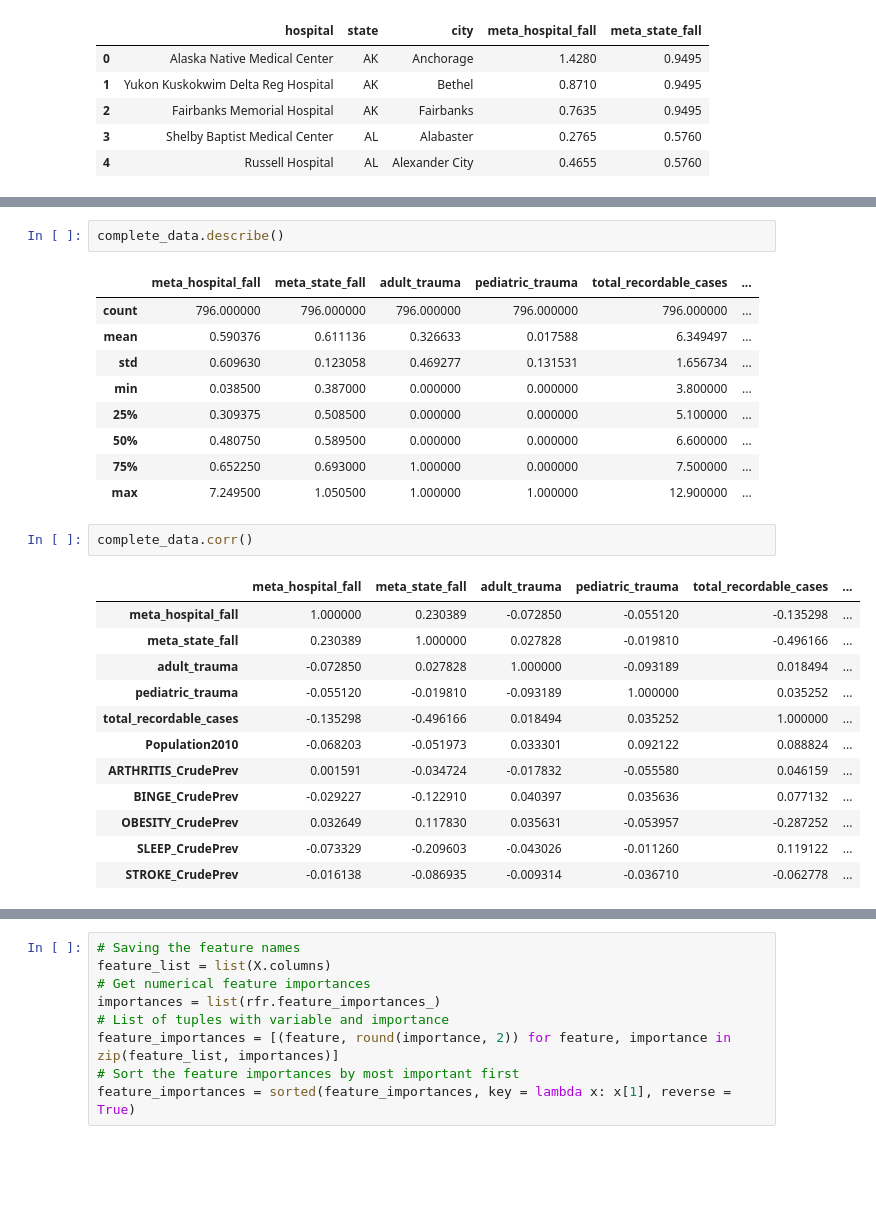
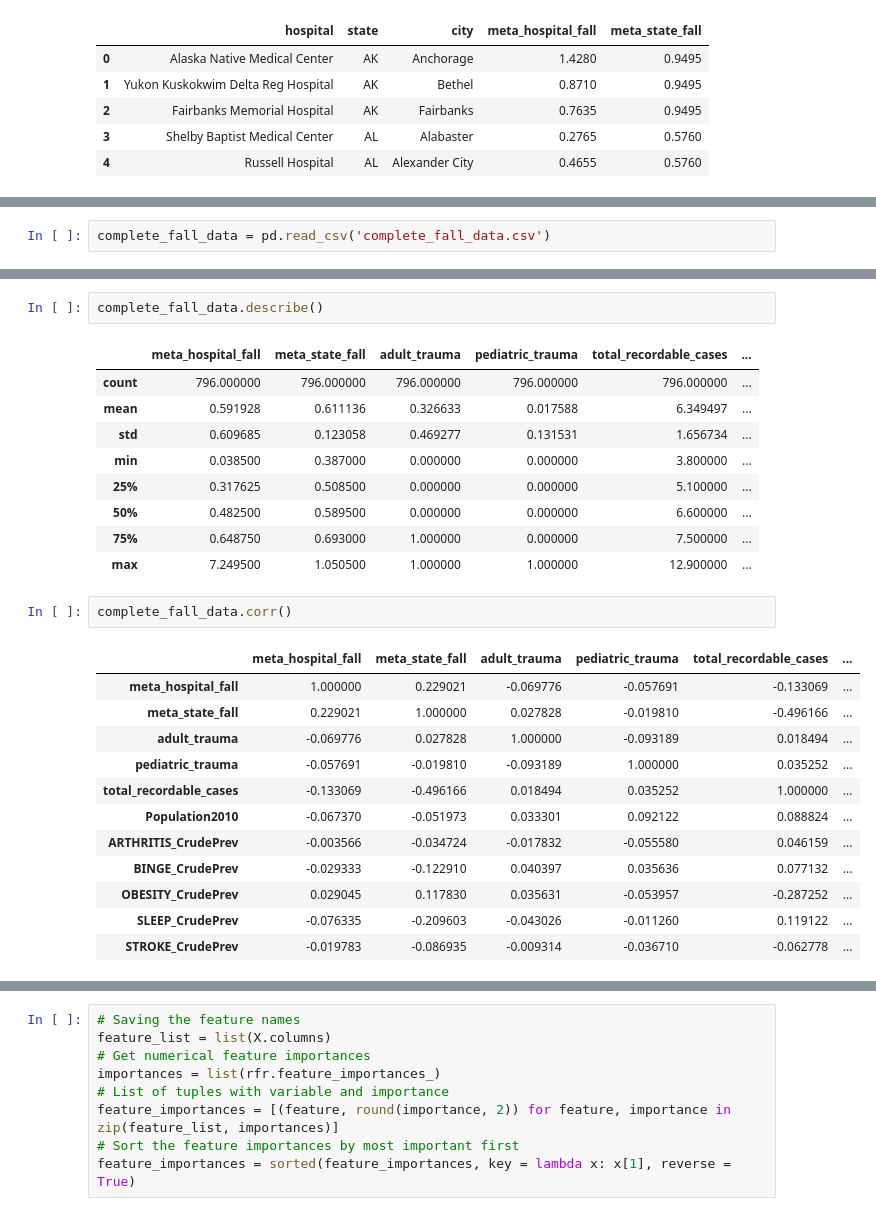
Before and after one commit to BDSpecial/Thinkful-Assignments, a Jupyter notebook: Capstone Presentation.ipynb, the cells around one changed output, grey strips where cells are left out. Cells and saved outputs as stored; diff of their text form; blank space fills up the shorter version.

```diff
--- a/Capstone Presentation.ipynb
+++ b/Capstone Presentation.ipynb
@@ -1604,0 +315,2 @@ complete_data.total_recordable_cases = complete_data.total_recordable_cases.asty
+# %%
+complete_fall_data = pd.read_csv('complete_fall_data.csv')
@@ -1605,29 +332,29 @@ complete_data.total_recordable_cases = complete_data.total_recordable_cases.asty
 # %%
-complete_data.describe()
+complete_fall_data.describe()
 # %% [output]
 |  | meta_hospital_fall | meta_state_fall | adult_trauma | pediatric_trauma | total_recordable_cases | ... |
 | count | 796.000000 | 796.000000 | 796.000000 | 796.000000 | 796.000000 | ... |
-| mean | 0.590376 | 0.611136 | 0.326633 | 0.017588 | 6.349497 | ... |
-| std | 0.609630 | 0.123058 | 0.469277 | 0.131531 | 1.656734 | ... |
+| mean | 0.591928 | 0.611136 | 0.326633 | 0.017588 | 6.349497 | ... |
+| std | 0.609685 | 0.123058 | 0.469277 | 0.131531 | 1.656734 | ... |
 | min | 0.038500 | 0.387000 | 0.000000 | 0.000000 | 3.800000 | ... |
-| 25% | 0.309375 | 0.508500 | 0.000000 | 0.000000 | 5.100000 | ... |
-| 50% | 0.480750 | 0.589500 | 0.000000 | 0.000000 | 6.600000 | ... |
-| 75% | 0.652250 | 0.693000 | 1.000000 | 0.000000 | 7.500000 | ... |
+| 25% | 0.317625 | 0.508500 | 0.000000 | 0.000000 | 5.100000 | ... |
+| 50% | 0.482500 | 0.589500 | 0.000000 | 0.000000 | 6.600000 | ... |
+| 75% | 0.648750 | 0.693000 | 1.000000 | 0.000000 | 7.500000 | ... |
 | max | 7.249500 | 1.050500 | 1.000000 | 1.000000 | 12.900000 | ... |
 # %%
-complete_data.corr()
+complete_fall_data.corr()
 # %% [output]
 |  | meta_hospital_fall | meta_state_fall | adult_trauma | pediatric_trauma | total_recordable_cases | ... |
-| meta_hospital_fall | 1.000000 | 0.230389 | -0.072850 | -0.055120 | -0.135298 | ... |
-| meta_state_fall | 0.230389 | 1.000000 | 0.027828 | -0.019810 | -0.496166 | ... |
-| adult_trauma | -0.072850 | 0.027828 | 1.000000 | -0.093189 | 0.018494 | ... |
-| pediatric_trauma | -0.055120 | -0.019810 | -0.093189 | 1.000000 | 0.035252 | ... |
-| total_recordable_cases | -0.135298 | -0.496166 | 0.018494 | 0.035252 | 1.000000 | ... |
-| Population2010 | -0.068203 | -0.051973 | 0.033301 | 0.092122 | 0.088824 | ... |
-| ARTHRITIS_CrudePrev | 0.001591 | -0.034724 | -0.017832 | -0.055580 | 0.046159 | ... |
-| BINGE_CrudePrev | -0.029227 | -0.122910 | 0.040397 | 0.035636 | 0.077132 | ... |
-| OBESITY_CrudePrev | 0.032649 | 0.117830 | 0.035631 | -0.053957 | -0.287252 | ... |
-| SLEEP_CrudePrev | -0.073329 | -0.209603 | -0.043026 | -0.011260 | 0.119122 | ... |
-| STROKE_CrudePrev | -0.016138 | -0.086935 | -0.009314 | -0.036710 | -0.062778 | ... |
+| meta_hospital_fall | 1.000000 | 0.229021 | -0.069776 | -0.057691 | -0.133069 | ... |
+| meta_state_fall | 0.229021 | 1.000000 | 0.027828 | -0.019810 | -0.496166 | ... |
+| adult_trauma | -0.069776 | 0.027828 | 1.000000 | -0.093189 | 0.018494 | ... |
+| pediatric_trauma | -0.057691 | -0.019810 | -0.093189 | 1.000000 | 0.035252 | ... |
+| total_recordable_cases | -0.133069 | -0.496166 | 0.018494 | 0.035252 | 1.000000 | ... |
+| Population2010 | -0.067370 | -0.051973 | 0.033301 | 0.092122 | 0.088824 | ... |
+| ARTHRITIS_CrudePrev | -0.003566 | -0.034724 | -0.017832 | -0.055580 | 0.046159 | ... |
+| BINGE_CrudePrev | -0.029333 | -0.122910 | 0.040397 | 0.035636 | 0.077132 | ... |
+| OBESITY_CrudePrev | 0.029045 | 0.117830 | 0.035631 | -0.053957 | -0.287252 | ... |
+| SLEEP_CrudePrev | -0.076335 | -0.209603 | -0.043026 | -0.011260 | 0.119122 | ... |
+| STROKE_CrudePrev | -0.019783 | -0.086935 | -0.009314 | -0.036710 | -0.062778 | ... |
 # %%
 # Make the correlation matrix.
```
Also changed, not shown: parts of 271 cells of this notebook.
